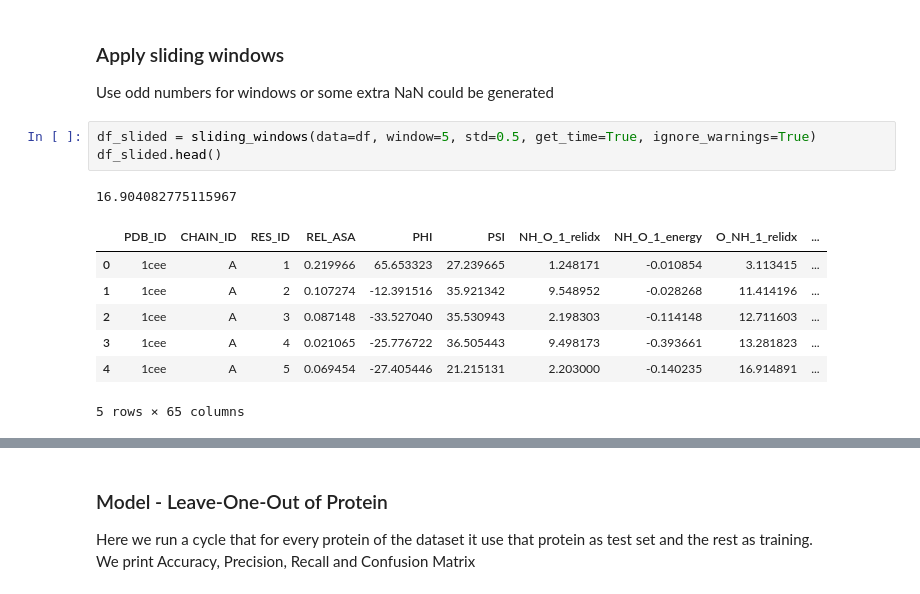
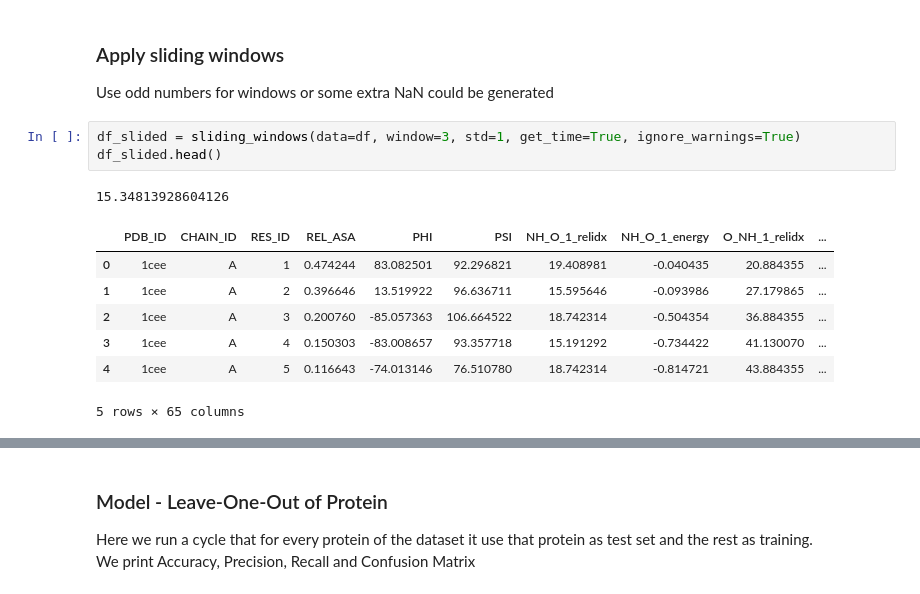
Before and after one commit to f-grimaldi/Linear-Interactive-Peptides-LIPs-Predictor, a Jupyter notebook: Sliding_Window_and_Models.ipynb, the cells around one changed output, grey strips where cells are left out. Cells and saved outputs as stored; diff of their text form.

```diff
--- a/Sliding_Window_and_Models.ipynb
+++ b/Sliding_Window_and_Models.ipynb
@@ -59,14 +63,14 @@ See the caveats in the documentation: http://pandas.pydata.org/pandas-docs/stabl
 
 Use odd numbers for windows or some extra NaN could be generated
 # %%
-df_slided = sliding_windows(data=df, window=5, std=0.5, get_time=True, ignore_warnings=True)
+df_slided = sliding_windows(data=df, window=3, std=1, get_time=True, ignore_warnings=True)
 df_slided.head()
 # %% [output]
-16.904082775115967
+15.34813928604126
 |  | PDB_ID | CHAIN_ID | RES_ID | REL_ASA | PHI | PSI | NH_O_1_relidx | NH_O_1_energy | O_NH_1_relidx | ... |
-| 0 | 1cee | A | 1 | 0.219966 | 65.653323 | 27.239665 | 1.248171 | -0.010854 | 3.113415 | ... |
-| 1 | 1cee | A | 2 | 0.107274 | -12.391516 | 35.921342 | 9.548952 | -0.028268 | 11.414196 | ... |
-| 2 | 1cee | A | 3 | 0.087148 | -33.527040 | 35.530943 | 2.198303 | -0.114148 | 12.711603 | ... |
-| 3 | 1cee | A | 4 | 0.021065 | -25.776722 | 36.505443 | 9.498173 | -0.393661 | 13.281823 | ... |
-| 4 | 1cee | A | 5 | 0.069454 | -27.405446 | 21.215131 | 2.203000 | -0.140235 | 16.914891 | ... |
+| 0 | 1cee | A | 1 | 0.474244 | 83.082501 | 92.296821 | 19.408981 | -0.040435 | 20.884355 | ... |
+| 1 | 1cee | A | 2 | 0.396646 | 13.519922 | 96.636711 | 15.595646 | -0.093986 | 27.179865 | ... |
+| 2 | 1cee | A | 3 | 0.200760 | -85.057363 | 106.664522 | 18.742314 | -0.504354 | 36.884355 | ... |
+| 3 | 1cee | A | 4 | 0.150303 | -83.008657 | 93.357718 | 15.191292 | -0.734422 | 41.130070 | ... |
+| 4 | 1cee | A | 5 | 0.116643 | -74.013146 | 76.510780 | 18.742314 | -0.814721 | 43.884355 | ... |
 5 rows × 65 columns
```
Also changed, not shown: parts of 19 cells of this notebook, 2 other files.
